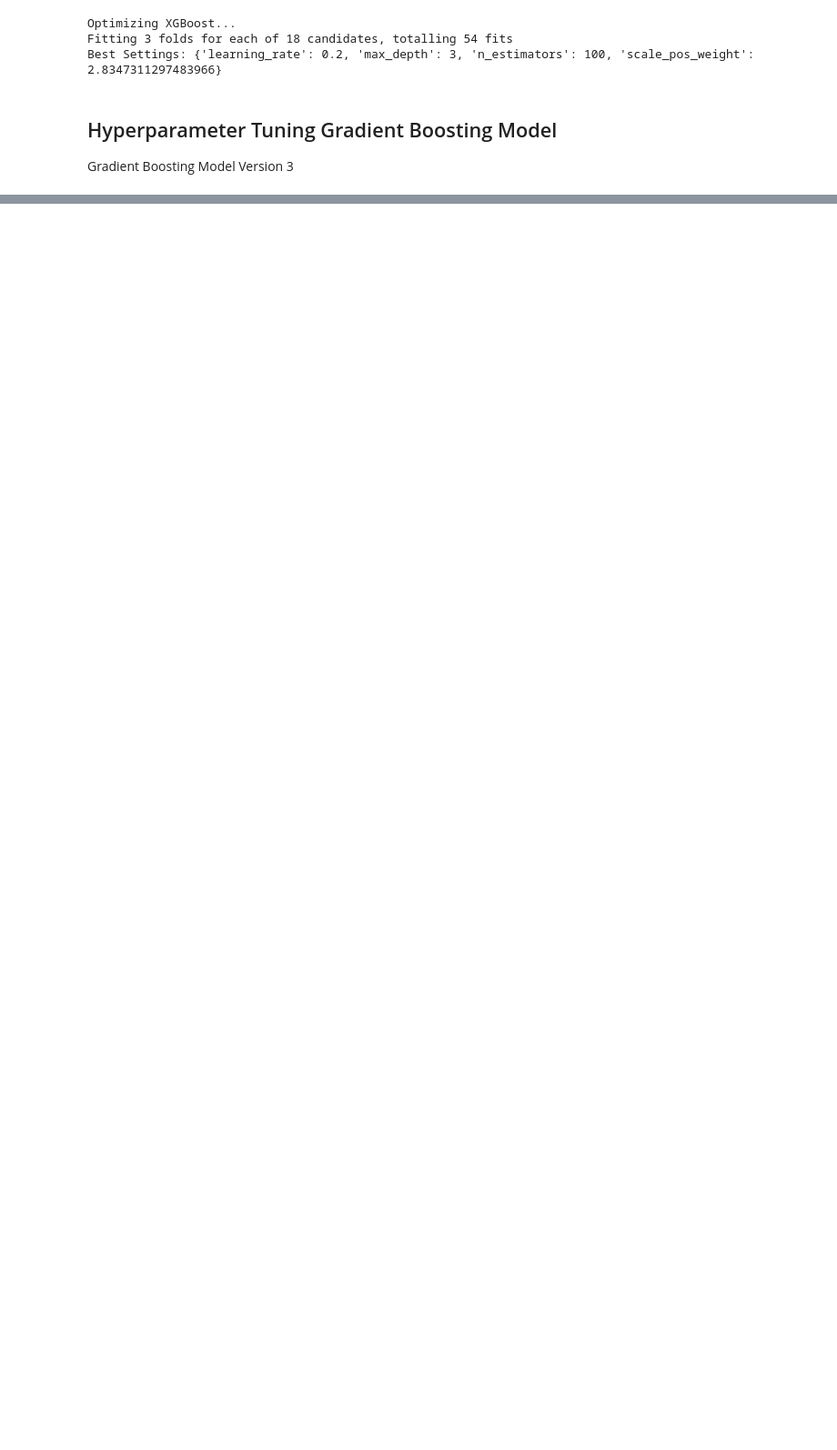
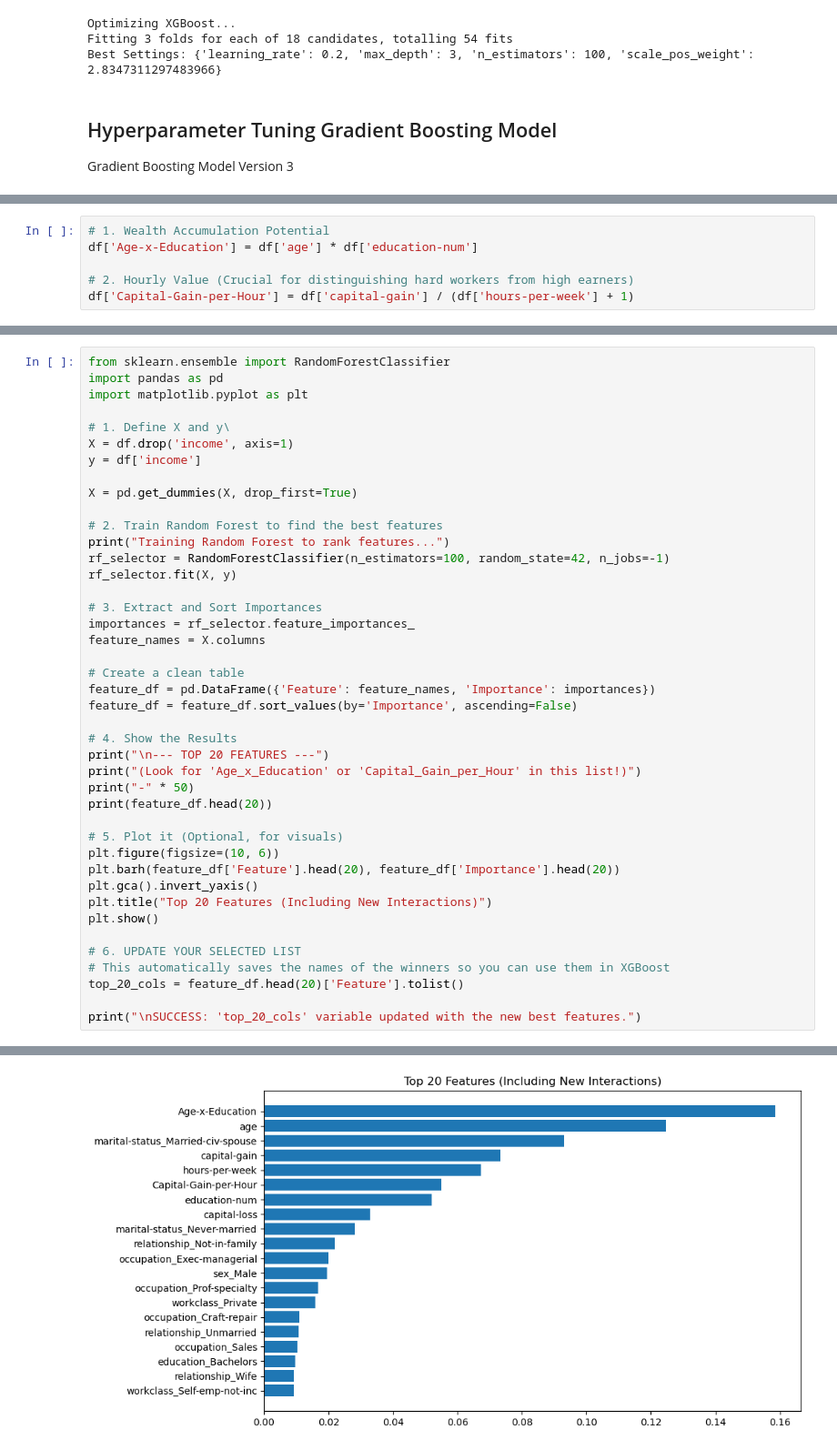
Before and after one commit to limchx/MLDP_Machine_Learning_Project, a Jupyter notebook: MLDP_Code_Submission.ipynb, the cells around one changed output, grey strips where cells are left out. Shown at 91% size. Drawn from its saved outputs; the diff is of its cells as text; blank space fills up the shorter version.

```diff
--- a/MLDP_Code_Submission.ipynb
+++ b/MLDP_Code_Submission.ipynb
@@ -905,0 +957,6 @@ SUCCESS: Grand Champion Model saved!
+# %%
+# 1. Wealth Accumulation Potential
+df['Age-x-Education'] = df['age'] * df['education-num']
+
+# 2. Hourly Value (Crucial for distinguishing hard workers from high earners)
+df['Capital-Gain-per-Hour'] = df['capital-gain'] / (df['hours-per-week'] + 1)
@@ -905,0 +974,43 @@ SUCCESS: Grand Champion Model saved!
+# %%
+from sklearn.ensemble import RandomForestClassifier
+import pandas as pd
+import matplotlib.pyplot as plt
+
+# 1. Define X and y\
+X = df.drop('income', axis=1)
+y = df['income']
+
+X = pd.get_dummies(X, drop_first=True)
+
+# 2. Train Random Forest to find the best features
+print("Training Random Forest to rank features...")
+rf_selector = RandomForestClassifier(n_estimators=100, random_state=42, n_jobs=-1)
+rf_selector.fit(X, y)
+
+# 3. Extract and Sort Importances
+importances = rf_selector.feature_importances_
+feature_names = X.columns
+
+# Create a clean table
+feature_df = pd.DataFrame({'Feature': feature_names, 'Importance': importances})
+feature_df = feature_df.sort_values(by='Importance', ascending=False)
+
+# 4. Show the Results
+print("\n--- TOP 20 FEATURES ---")
+print("(Look for 'Age_x_Education' or 'Capital_Gain_per_Hour' in this list!)")
+print("-" * 50)
+print(feature_df.head(20))
+
+# 5. Plot it (Optional, for visuals)
+plt.figure(figsize=(10, 6))
+plt.barh(feature_df['Feature'].head(20), feature_df['Importance'].head(20))
+plt.gca().invert_yaxis()
+plt.title("Top 20 Features (Including New Interactions)")
+plt.show()
+
+# 6. UPDATE YOUR SELECTED LIST
+# This automatically saves the names of the winners so you can use them in XGBoost
+top_20_cols = feature_df.head(20)['Feature'].tolist()
+
+print("\nSUCCESS: 'top_20_cols' variable updated with the new best features.")
+# %% [output]
@@ -905,0 +1034 @@ SUCCESS: Grand Champion Model saved!
+[figure, added]
```
Also changed, not shown: parts of 12 cells of this notebook, 2 other files.
